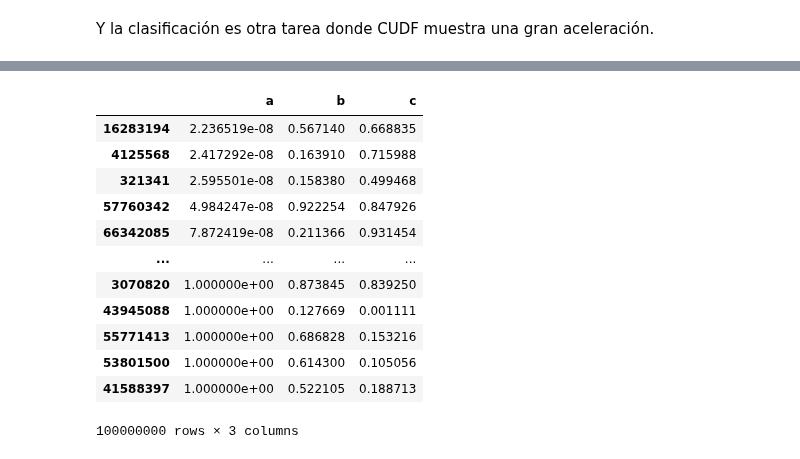
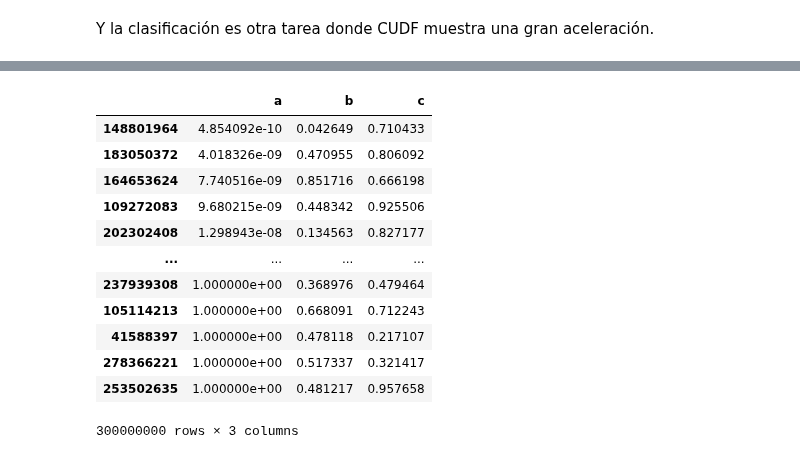
Before and after one commit to Viny2030/colabs, a Jupyter notebook: Pandas_aceleracion.ipynb, the cells around one changed output, grey strips where cells are left out. Cells and saved outputs as stored; diff of their text form; code cells hidden in the pictures.

```diff
--- a/Pandas_aceleracion.ipynb
+++ b/Pandas_aceleracion.ipynb
@@ -1281,7 +1217,7 @@ import os
 
 cp.random.seed(0)  ###La función random. seed inicializa el generador de números aleatorios. a: Semilla a utilizar
 # %%
-nr = 100_000_000
+nr = 300_000_000
 df = cudf.DataFrame({
     'a': cp.random.rand(nr),
     'b': cp.random.rand(nr),
@@ -1302,16 +1238,16 @@ Wall time: 37.5 s
 |  | a | b | c |
-| 16283194 | 2.236519e-08 | 0.567140 | 0.668835 |
-| 4125568 | 2.417292e-08 | 0.163910 | 0.715988 |
-| 321341 | 2.595501e-08 | 0.158380 | 0.499468 |
-| 57760342 | 4.984247e-08 | 0.922254 | 0.847926 |
-| 66342085 | 7.872419e-08 | 0.211366 | 0.931454 |
+| 148801964 | 4.854092e-10 | 0.042649 | 0.710433 |
+| 183050372 | 4.018326e-09 | 0.470955 | 0.806092 |
+| 164653624 | 7.740516e-09 | 0.851716 | 0.666198 |
+| 109272083 | 9.680215e-09 | 0.448342 | 0.925506 |
+| 202302408 | 1.298943e-08 | 0.134563 | 0.827177 |
 | ... | ... | ... | ... |
-| 3070820 | 1.000000e+00 | 0.873845 | 0.839250 |
-| 43945088 | 1.000000e+00 | 0.127669 | 0.001111 |
-| 55771413 | 1.000000e+00 | 0.686828 | 0.153216 |
-| 53801500 | 1.000000e+00 | 0.614300 | 0.105056 |
-| 41588397 | 1.000000e+00 | 0.522105 | 0.188713 |
+| 237939308 | 1.000000e+00 | 0.368976 | 0.479464 |
+| 105114213 | 1.000000e+00 | 0.668091 | 0.712243 |
+| 41588397 | 1.000000e+00 | 0.478118 | 0.217107 |
+| 278366221 | 1.000000e+00 | 0.517337 | 0.321417 |
+| 253502635 | 1.000000e+00 | 0.481217 | 0.957658 |
-100000000 rows × 3 columns
+300000000 rows × 3 columns
 # %%
 %%time
 pdf
```
Also changed, not shown: parts of 20 cells of this notebook.
